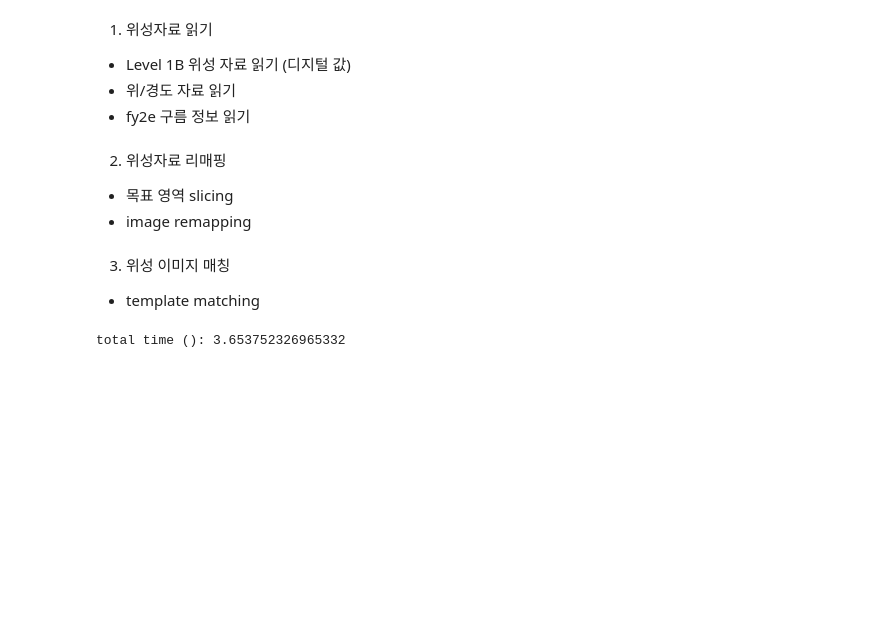
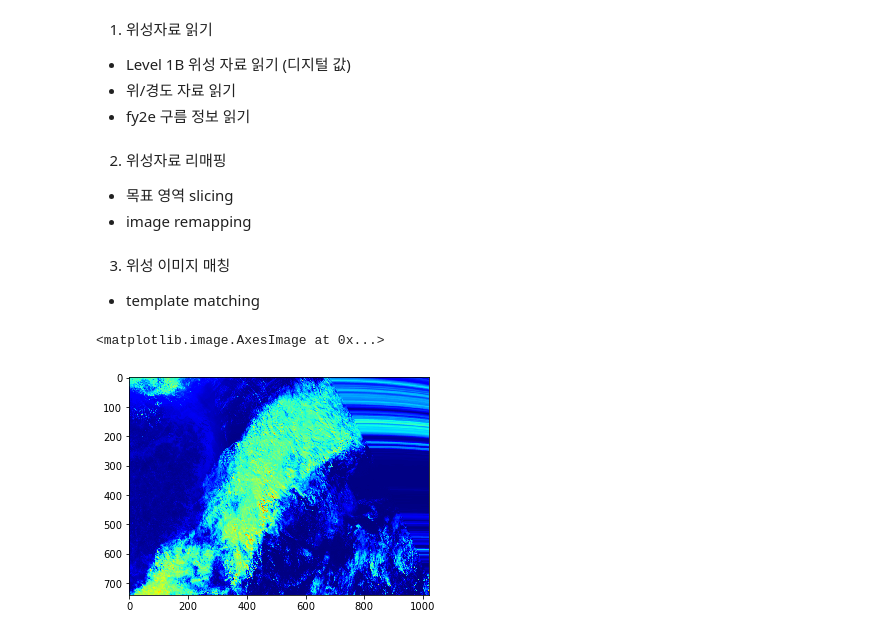
Before and after one commit to ektf1147/JUPYTER, a Jupyter notebook: code_dev/Dual_GEO_CTH_main.ipynb, the cells around one changed output. Cells and saved outputs as stored; diff of their text form; code cells hidden in the pictures; blank space fills up the shorter version.

Commit message:
template matching test with graphics

```diff
--- a/code_dev/Dual_GEO_CTH_main.ipynb
+++ b/code_dev/Dual_GEO_CTH_main.ipynb
@@ -144,9 +147,8 @@ del(cut_himawari8_lon); del(cut_himawari8_lat); del(cut_himawari8_DN1); del(cut_
 # %% [markdown]
 3. 위성 이미지 매칭
  - template matching
-# %%
-# 임시용
-end_time = time.time()
-print('total time (minutes):', (end_time - start_time)/60.)
-# %% [output]
-total time (): 3.653752326965332
+# %%
+plt.imshow(interp_himawari8_DN1, cmap = plt.cm.jet)
+# %% [output]
+<matplotlib.image.AxesImage at 0x...>
+[figure, added]
```
Also changed, not shown: parts of 8 cells of this notebook.
